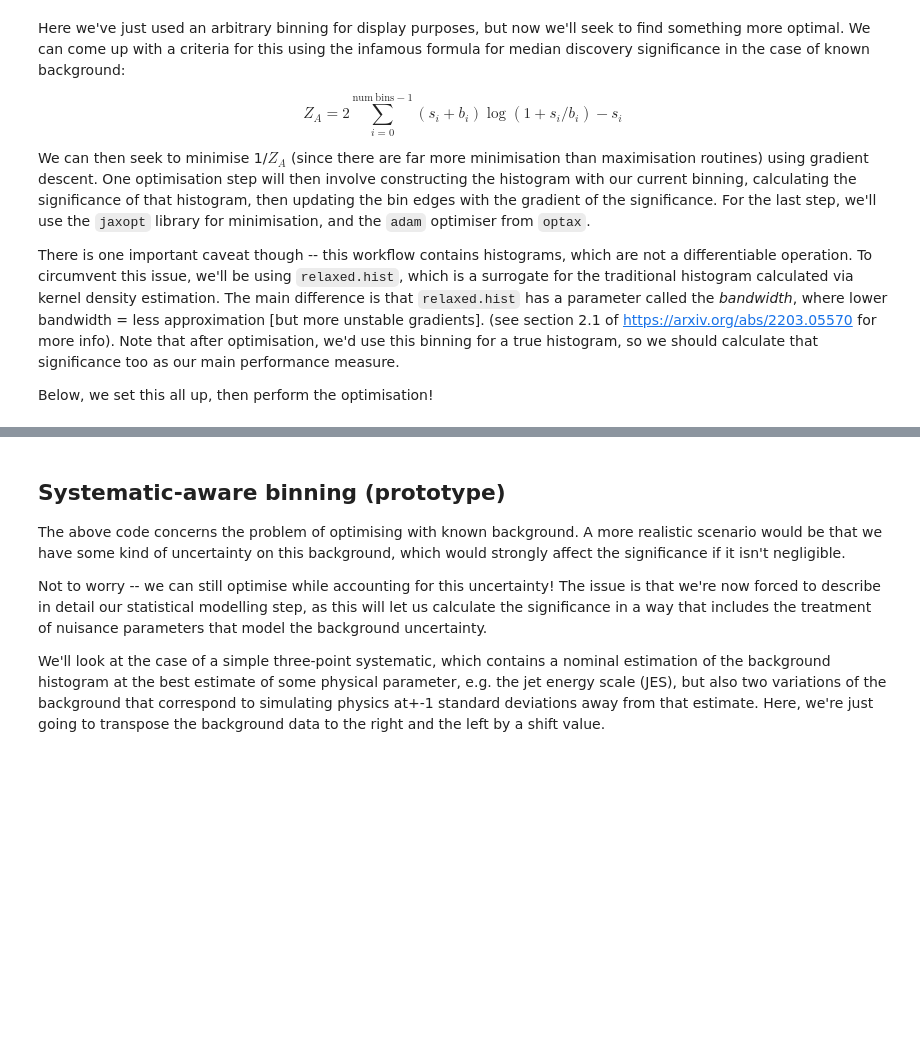
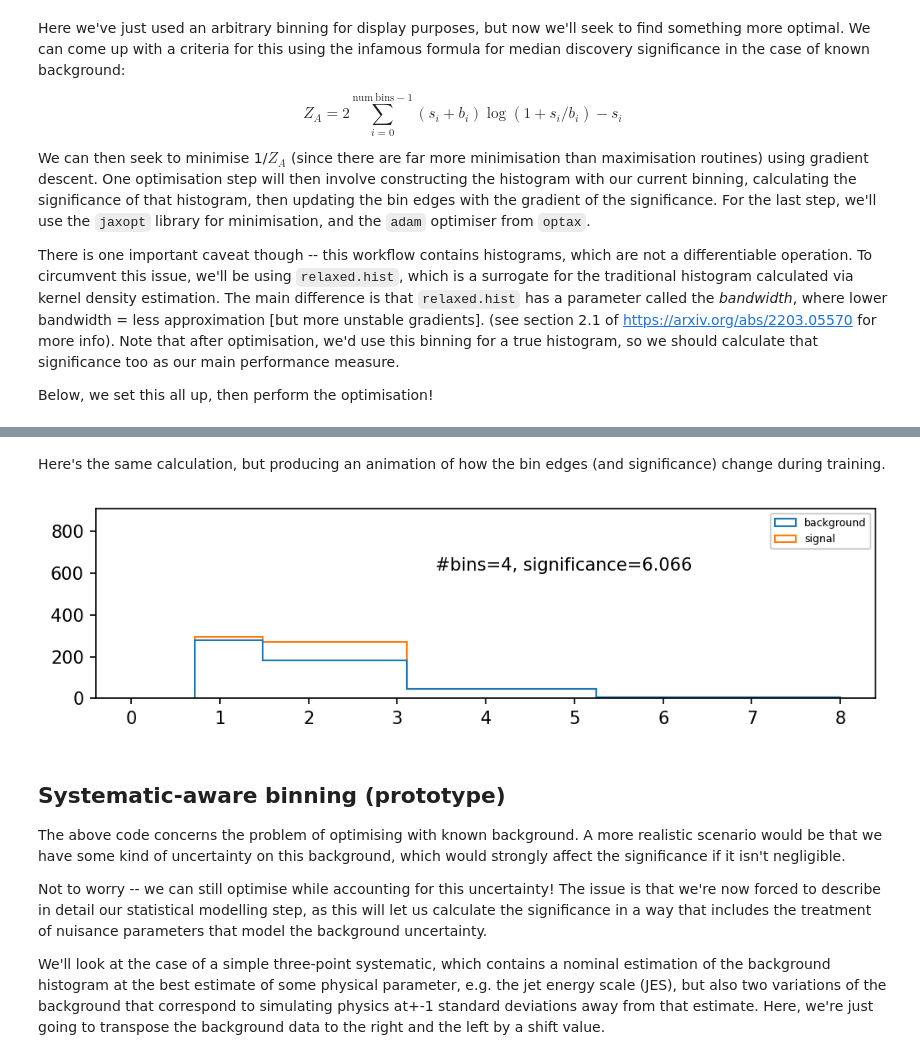
Before and after one commit to gradhep/relaxed, a Jupyter notebook: examples/binning.ipynb, the cells around one changed output, grey strips where cells are left out. Drawn from its saved outputs; the diff is of its cells as text; code cells hidden in the pictures; blank space fills up the shorter version.

```diff
--- a/examples/binning.ipynb
+++ b/examples/binning.ipynb
@@ -122,3 +149,47 @@ _ = autogrid(
+# %% [markdown]
+Here's the same calculation, but producing an animation of how the bin edges (and significance) change during training.
+# %%
+num_bins = 4
+pars = jnp.linspace(0, 8, num_bins + 1)
+
+# differentiable significance pipeline
+def asimov_pipe(bins, s, b, bandwidth=1e-2):
+    # restrict bin edges so they don't overlap during optimisation
+    bins_new = jnp.concatenate(
+        (
+            jnp.array([bins[0]]),
+            jnp.where(bins[1:] > bins[:-1], bins[1:], bins[:-1] + 1e-4),
+        ),
+        axis=0,
+    )
+    # make differentiable histograms for each dataset
+    s_hist = relaxed.hist(s, bins=bins_new, bandwidth=bandwidth) + 1e-4
+    b_hist = relaxed.hist(b, bins=bins_new, bandwidth=bandwidth) + 1e-4
+
+    # 1/significance because we want to minimise this function
+    return 1 / relaxed.metrics.asimov_sig(s_hist, b_hist)
+
+
+loss = partial(asimov_pipe, s=sig, b=bkg, bandwidth=1e-1)
+solver = OptaxSolver(loss, adam(learning_rate=5e-3), maxiter=10000, tol=1e-6)
+state = solver.init_state(pars)  # we're doing init, update steps instead of .run()
+
+fig, ax = plt.subplots()
+cam = Camera(fig)
+steps = 200  # increase me for better results! (100ish works well)
+for i in range(steps):
+    pars, state = solver.update(pars, state)
+    s_hist = jnp.histogram(sig, bins=pars)[0] + 1e-4
+    b_hist = jnp.histogram(bkg, bins=pars)[0] + 1e-4
+    significance = relaxed.metrics.asimov_sig(s_hist, b_hist)
+    plot_bins(ax, pars, 0, False)
+    cam.snap()
+
+ani = cam.animate()
+# uncomment this to save and view the animation!
+ani.save("ap000.gif", fps=14)
+# %% [output]
+[figure, added]
 # %% [markdown]
 ## Systematic-aware binning (prototype)
 
```
Also changed, not shown: parts of 5 cells of this notebook, 1 other file.
